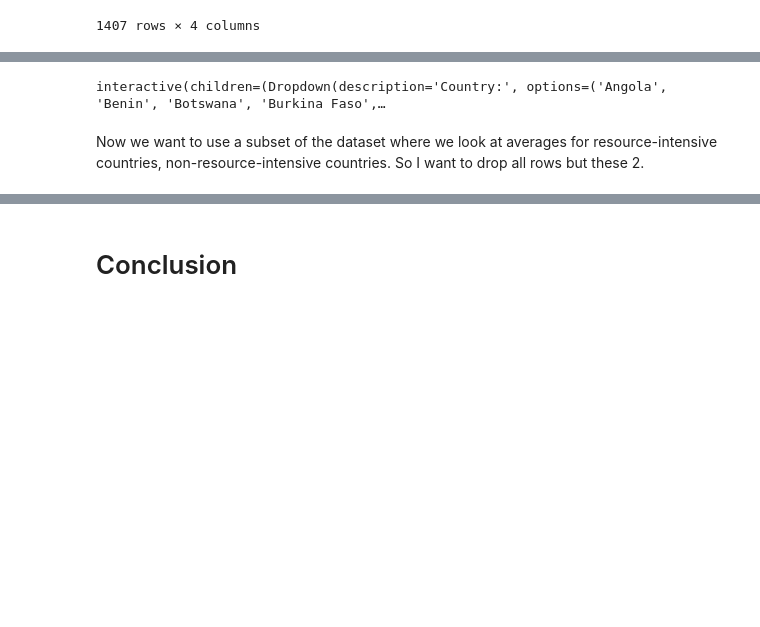
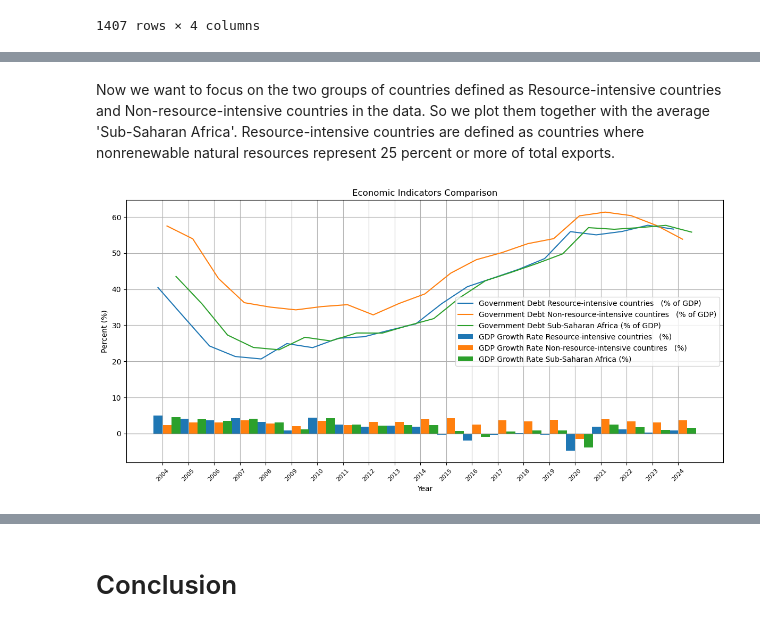
Before and after one commit to NumEconCopenhagen/projects-2024-miguel-og-chris, a Jupyter notebook: dataproject/dataproject.ipynb, the cells around one changed output, grey strips where cells are left out. Saved outputs shown, nothing was run; the diff lists cells and outputs as text; code cells hidden in the pictures; blank space fills up the shorter version.

```diff
--- a/dataproject/dataproject.ipynb
+++ b/dataproject/dataproject.ipynb
@@ -154,6 +122,6 @@ Now we want to merge the data
 # %%
-#Make an inner merge
-merged_data = pd.merge(GDP_panel_data, Debt_panel_data, on=['Country name', 'Year'])
+#Merge the data for where rows 'Country name' and 'Year' match
+merged_data = pd.merge(GDP_panel_data, Debt_panel_data, on=['Country name', 'Year'], how = 'inner')
 merged_data.to_csv('Merged_data_print', index=False)
 display(merged_data)
 # %% [output]
@@ -253,40 +226,47 @@ See the caveats in the documentation: https://pandas.pydata.org/pandas-docs/stab
+# %% [markdown]
+Now we want to focus on the two groups of countries defined as Resource-intensive countries and Non-resource-intensive countries in the data. So we plot them together with the average 'Sub-Saharan Africa'. Resource-intensive countries are defined as countries where nonrenewable natural resources represent 25 percent or more of total exports.
 # %%
-# Convert relevant columns to float after replacing comma and handling 'no data'
-merged_data['Real per capita GDP growth rate'] = merged_data['Real per capita GDP growth rate'].str.replace(',', '.').replace('no data', np.nan).astype(float)
-merged_data['Government debt (Percent of GDP)'] = merged_data['Government debt (Percent of GDP)'].str.replace(',', '.').replace('no data', np.nan).astype(float)
 
-# Dropdown menu for selecting the country
-country_dropdown = widgets.Dropdown(
-    options=sorted(merged_data['Country name'].unique()),
-    value='Angola',
-    description='Country:',
-    disabled=False,
-)
 
-# Function to update the plot
-def update_plot(country):
-    # Filter data for the selected country
+# Ensure columns are treated as string and convert relevant columns to float after replacing comma and handling 'no data'
+merged_data['Real per capita GDP growth rate'] = merged_data['Real per capita GDP growth rate'].astype(str).str.replace(',', '.').replace('no data', np.nan).astype(float)
+merged_data['Government debt (Percent of GDP)'] = merged_data['Government debt (Percent of GDP)'].astype(str).str.replace(',', '.').replace('no data', np.nan).astype(float)
+
+# Sort the data by year
+merged_data = merged_data.sort_values('Year')
+
+# Select two countries for comparison
+countries = ['Resource-intensive countries  ','Non-resource-intensive countires  ', 'Sub-Saharan Africa']  # Change to your countries of interest
+
+# Plotting
+plt.figure(figsize=(12, 6))
+
+# Set an index for the bars
+index = np.arange(len(merged_data['Year'].unique()))
+
+bar_width = 0.35  # Set the bar width
+
+# Plot bars and lines for each country
+for i, country in enumerate(countries):
     country_data = merged_data[merged_data['Country name'] == country]
+    country_data = country_data.sort_values('Year')  # Make sure the data is sorted by year
 
-    # Ensure the 'Year' column is an integer
-    country_data['Year'] = country_data['Year'].astype(int)
+    # Plot GDP Growth Rate as bars
+    plt.bar(index + i*bar_width, country_data['Real per capita GDP growth rate'], bar_width, label=f'GDP Growth Rate {country} (%)')
 
-    # Create a plot
-    plt.figure(figsize=(10, 5))
-    plt.plot(country_data['Year'], country_data['Real per capita GDP growth rate'], label='Real per capita GDP growth rate (%)')
-    plt.plot(country_data['Year'], country_data['Government debt (Percent of GDP)'], label='Government debt (% of GDP)')
-    plt.axhline(0, color='gray', linewidth=0.8)  # Adding a horizontal line at y=0
-    plt.title(f'Economic Indicators for {country}')
-    plt.xlabel('Year')
-    plt.ylabel('Percent (%)')
-    plt.xticks(country_data['Year'].unique(), fontsize=8)
-    plt.legend()
-    plt.grid(True)
-    plt.show()
+    # Plot Government Debt as line
+    plt.plot(index + i*bar_width, country_data['Government debt (Percent of GDP)'], label=f'Government Debt {country} (% of GDP)', linestyle='-')
 
-# Display the widget and plot
-widgets.interactive(update_plot, country=country_dropdown)
+# Adding a horizontal line at y=0
+plt.axhline(0, color='gray', linewidth=0.8)
+plt.title('Economic Indicators Comparison')
+plt.xlabel('Year')
+plt.ylabel('Percent (%)')
+# Correctly set the x-ticks to align with the bars
+plt.xticks(index + bar_width/2, merged_data['Year'].unique(), fontsize=8, rotation=45)
+plt.legend()
+plt.grid(True)
+plt.tight_layout()
+plt.show()
 # %% [output]
-interactive(children=(Dropdown(description='Country:', options=('Angola', 'Benin', 'Botswana', 'Burkina Faso',…
+[figure, added]
-# %% [markdown]
-Now we want to use a subset of the dataset where we look at averages for resource-intensive countries, non-resource-intensive countries. So I want to drop all rows but these 2.
```
Also changed, not shown: parts of 39 cells of this notebook, 1 other file.
